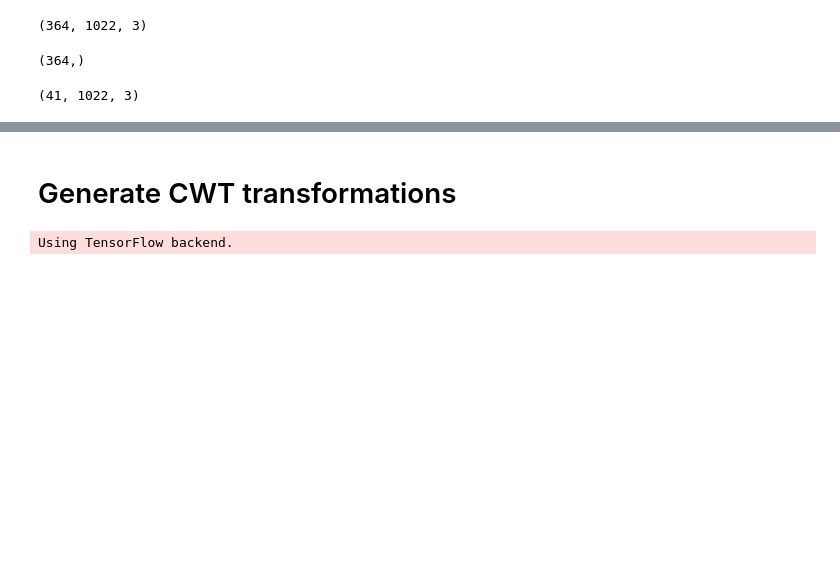
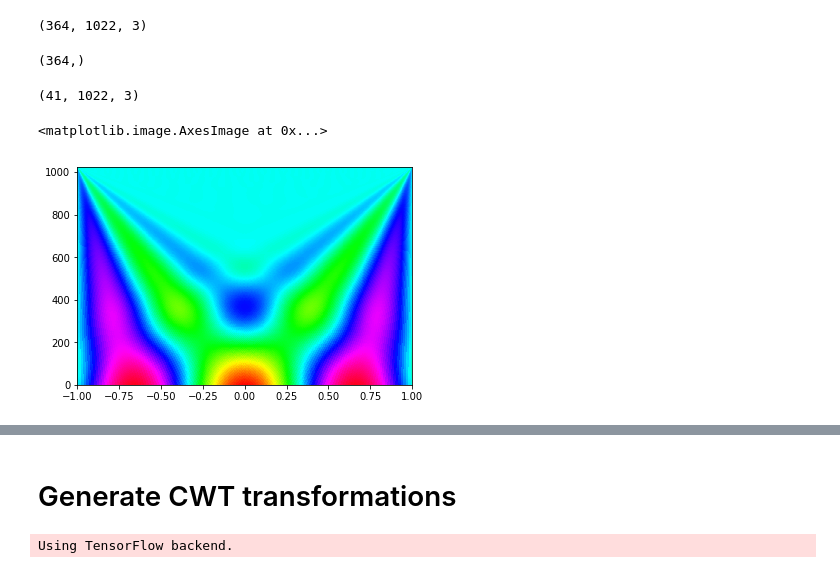
Before and after one commit to RoamEasy/emg-deep-learning, a Jupyter notebook: CWT-CNN.ipynb, the cells around one changed output, grey strips where cells are left out. Cells and saved outputs as stored; diff of their text form; code cells hidden in the pictures; blank space fills up the shorter version.

```diff
--- a/CWT-CNN.ipynb
+++ b/CWT-CNN.ipynb
@@ -27,3 +27,21 @@ y_train.shape
 X_test.shape
 # %% [output]
 (41, 1022, 3)
+# %%
+import pywt
+from scipy import signal
+
+scales = range(1, 512)
+waveletname = 'morl'
+dt = 0.0512  # 512 Hz sampling
+widths = pywt.scale2frequency(waveletname, scales) / dt
+
+signal = X_train[2, :, 2]
+
+cwtmatr, freq = pywt.cwt(signal, list(scales), waveletname)
+#cwtmatr = signal.cwt(signal, signal.morlet , widths)
+plt.imshow(cwtmatr, extent=[-1, 1, 1, X_train.shape[1]], cmap='hsv', aspect='auto',
+           vmax=abs(cwtmatr).max(), vmin=-abs(cwtmatr).max())
+# %% [output]
+<matplotlib.image.AxesImage at 0x...>
+[figure, added]
```
Also changed, not shown: parts of 3 cells of this notebook, 2 other files.
